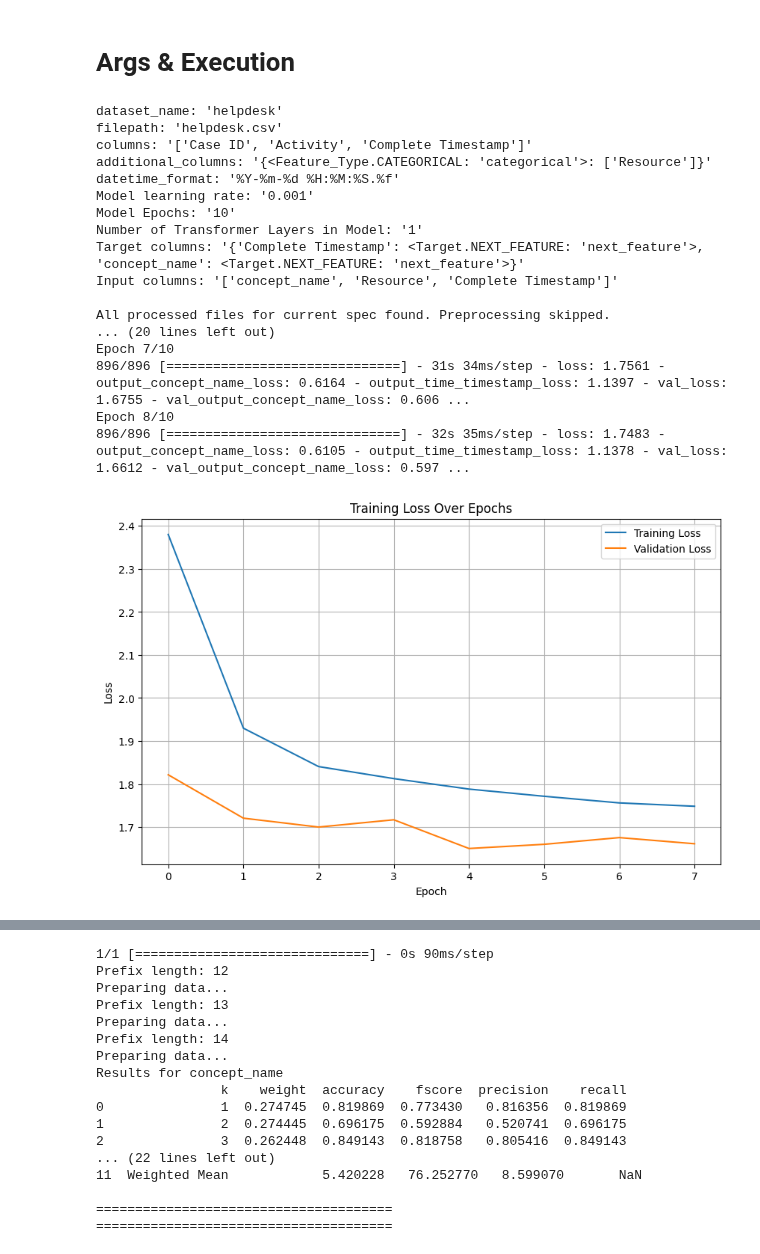
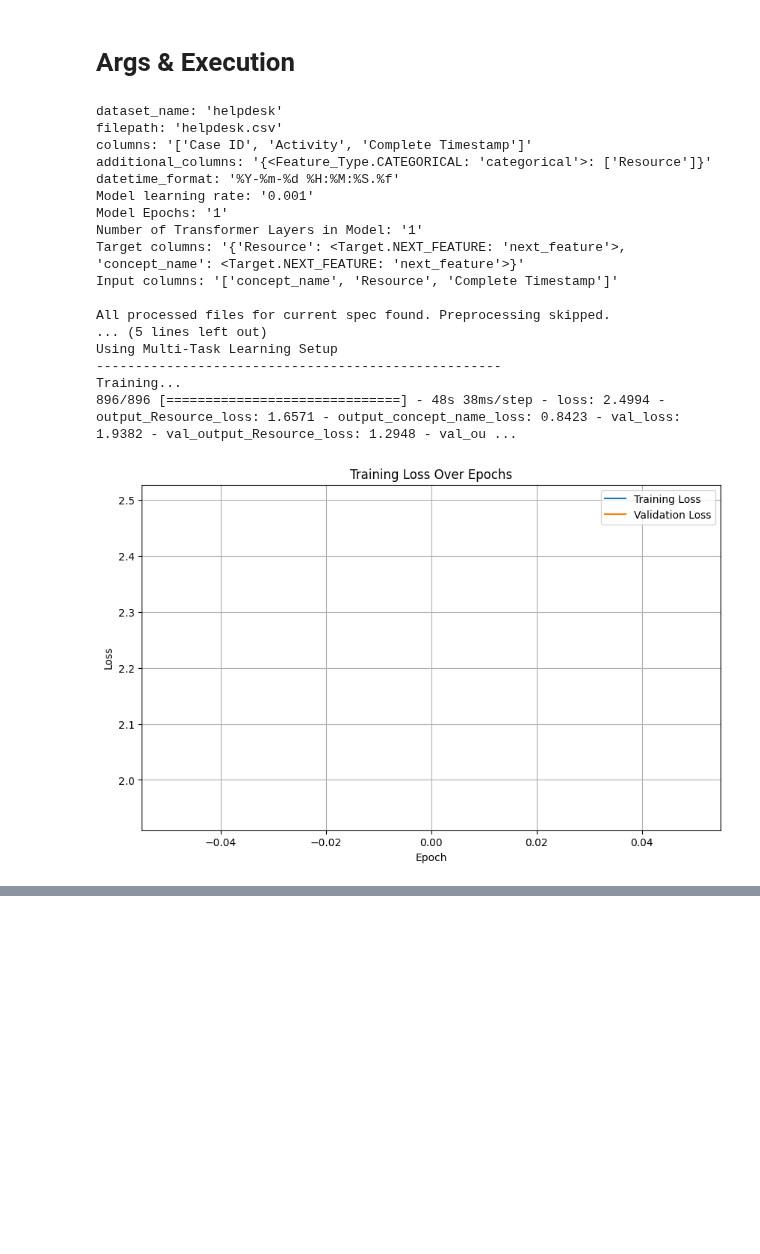
Before and after one commit to venividivincii/MasterThesis, a Jupyter notebook: MultiTaskTransformer/main.ipynb, the cells around one changed output, grey strips where cells are left out. Drawn from its saved outputs; the diff is of its cells as text; code cells hidden in the pictures; blank space fills up the shorter version.

```diff
--- a/MultiTaskTransformer/main.ipynb
+++ b/MultiTaskTransformer/main.ipynb
@@ -651,9 +651,9 @@ args_helpdesk = {
         "additional_columns": {Feature_Type.CATEGORICAL: ["Resource"]},
         "datetime_format": "%Y-%m-%d %H:%M:%S.%f",
         "model_learning_rate": 0.001,
-        "model_epochs": 10,
+        "model_epochs": 1,
         "model_num_layers": 1,
-        "target_columns": {"Activity": Target.NEXT_FEATURE, "Complete Timestamp": Target.NEXT_FEATURE},
+        "target_columns": {"Activity": Target.NEXT_FEATURE, "Resource": Target.NEXT_FEATURE},
         "input_columns": ["Activity", "Resource", "Complete Timestamp"],
         "temporal_features": {Temporal_Feature.DAY_OF_WEEK: True, Temporal_Feature.HOUR_OF_DAY: True},
         "model_architecture": Model_Architecture.COMMON_POSEMBS_TRANSF
@@ -713,41 +713,41 @@ args_bpi_2013 = {
         "input_columns": ["concept:name", "org:resource"]
         }
 
 args_bpi_2015_1 = {
         "dataset_name": "bpi_2015_1",
         "filepath": "BPIC15_1.xes",
         "columns": ["case:concept:name", "concept:name", "time:timestamp"],
         "additional_columns": {Feature_Type.CATEGORICAL: ["org:resource"]},
         "datetime_format": "%Y-%m-%d %H:%M:%S%z",
         "model_learning_rate": 0.001,
         "model_epochs": 2,
         "model_num_layers": 1,
         "target_columns": {"concept_name": Target.NEXT_FEATURE},
         "input_columns": ["concept_name", "org_resource"]
         }
 
 
 run(args_helpdesk)
 # preprocess(args_helpdesk)
 # %% [output]
 dataset_name: 'helpdesk'
 filepath: 'helpdesk.csv'
 columns: '['Case ID', 'Activity', 'Complete Timestamp']'
 additional_columns: '{<Feature_Type.CATEGORICAL: 'categorical'>: ['Resource']}'
 datetime_format: '%Y-%m-%d %H:%M:%S.%f'
 Model learning rate: '0.001'
-Model Epochs: '10'
+Model Epochs: '1'
 Number of Transformer Layers in Model: '1'
-Target columns: '{'Complete Timestamp': <Target.NEXT_FEATURE: 'next_feature'>, 'concept_name': <Target.NEXT_FEATURE: 'next_feature'>}'
+Target columns: '{'Resource': <Target.NEXT_FEATURE: 'next_feature'>, 'concept_name': <Target.NEXT_FEATURE: 'next_feature'>}'
 Input columns: '['concept_name', 'Resource', 'Complete Timestamp']'
 
 All processed files for current spec found. Preprocessing skipped.
-... (20 lines left out)
-Epoch 7/10
-896/896 [==============================] - 31s 34ms/step - loss: 1.7561 - output_concept_name_loss: 0.6164 - output_time_timestamp_loss: 1.1397 - val_loss: 1.6755 - val_output_concept_name_loss: 0.606 ...
-Epoch 8/10
-896/896 [==============================] - 32s 35ms/step - loss: 1.7483 - output_concept_name_loss: 0.6105 - output_time_timestamp_loss: 1.1378 - val_loss: 1.6612 - val_output_concept_name_loss: 0.597 ...
+... (5 lines left out)
+Using Multi-Task Learning Setup
+----------------------------------------------------
+Training...
+896/896 [==============================] - 48s 38ms/step - loss: 2.4994 - output_Resource_loss: 1.6571 - output_concept_name_loss: 0.8423 - val_loss: 1.9382 - val_output_Resource_loss: 1.2948 - val_ou ...
-[figure, old version]
+[figure, new version]
 Evaluating...
 Prefix length: 1
 Preparing data...
@@ -768,20 +768,3 @@ Preparing data...
-1/1 [==============================] - 0s 90ms/step
-Prefix length: 12
-Preparing data...
-Prefix length: 13
-Preparing data...
-Prefix length: 14
-Preparing data...
-Results for concept_name
-                k    weight  accuracy    fscore  precision    recall
-0               1  0.274745  0.819869  0.773430   0.816356  0.819869
-1               2  0.274445  0.696175  0.592884   0.520741  0.696175
-2               3  0.262448  0.849143  0.818758   0.805416  0.849143
-... (22 lines left out)
-11  Weighted Mean            5.420228   76.252770   8.599070       NaN
-
-======================================
-======================================
 # %%
 # # change settings and run again
 
```
Also changed, not shown: parts of 2 cells of this notebook, 17 other files.
